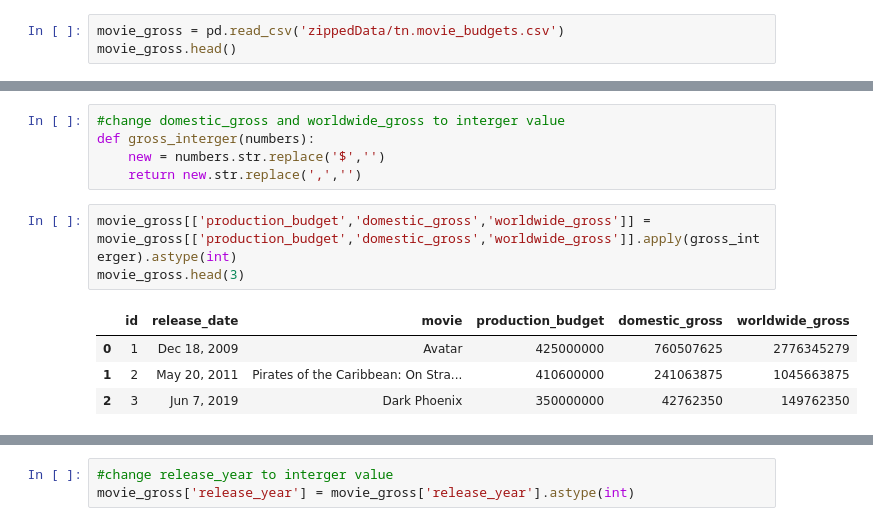
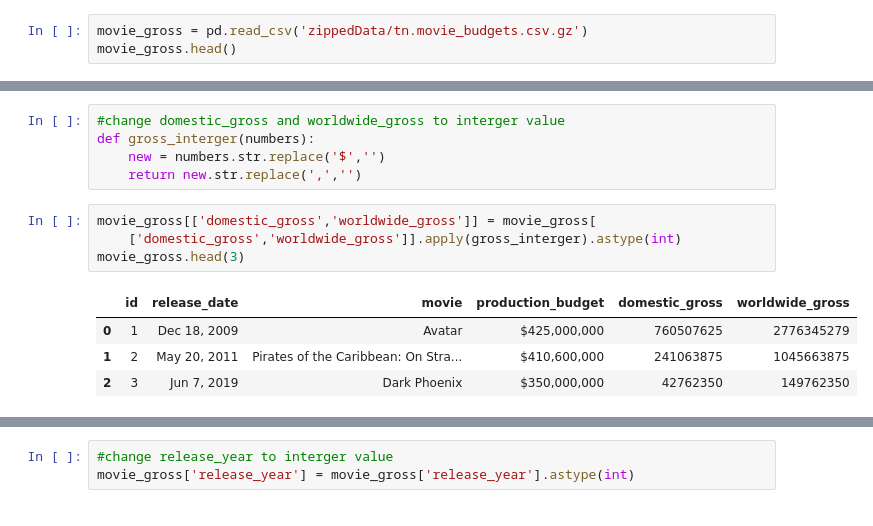
Before and after one commit to klsalcedo/microsoft_movie_analysis, a Jupyter notebook: microsoft_movie_analysis.ipynb, the cells around one changed output, grey strips where cells are left out. Drawn from its saved outputs; the diff is of its cells as text.

```diff
--- a/microsoft_movie_analysis.ipynb
+++ b/microsoft_movie_analysis.ipynb
@@ -19,7 +19,7 @@ import pandas as pd
 import matplotlib.pyplot as plt
 %matplotlib inline
 # %%
-movie_gross = pd.read_csv('zippedData/tn.movie_budgets.csv')
+movie_gross = pd.read_csv('zippedData/tn.movie_budgets.csv.gz')
 movie_gross.head()
 # %% [output]
 |  | id | release_date | movie | production_budget | domestic_gross | worldwide_gross |
@@ -120,13 +120,14 @@ def gross_interger(numbers):
     new = numbers.str.replace('$','')
     return new.str.replace(',','')
 # %%
-movie_gross[['production_budget','domestic_gross','worldwide_gross']] = movie_gross[['production_budget','domestic_gross','worldwide_gross']].apply(gross_interger).astype(int)
+movie_gross[['domestic_gross','worldwide_gross']] = movie_gross[
+    ['domestic_gross','worldwide_gross']].apply(gross_interger).astype(int)
 movie_gross.head(3)
 # %% [output]
 |  | id | release_date | movie | production_budget | domestic_gross | worldwide_gross |
-| 0 | 1 | Dec 18, 2009 | Avatar | 425000000 | 760507625 | 2776345279 |
-| 1 | 2 | May 20, 2011 | Pirates of the Caribbean: On Stra... | 410600000 | 241063875 | 1045663875 |
-| 2 | 3 | Jun 7, 2019 | Dark Phoenix | 350000000 | 42762350 | 149762350 |
+| 0 | 1 | Dec 18, 2009 | Avatar | $425,000,000 | 760507625 | 2776345279 |
+| 1 | 2 | May 20, 2011 | Pirates of the Caribbean: On Stra... | $410,600,000 | 241063875 | 1045663875 |
+| 2 | 3 | Jun 7, 2019 | Dark Phoenix | $350,000,000 | 42762350 | 149762350 |
 # %%
 #get month and year into their own columns
 movie_gross['release_month'] = movie_gross['release_date'].map(lambda x: x.split(' ')[0])
```
Also changed, not shown: parts of 11 cells of this notebook.
